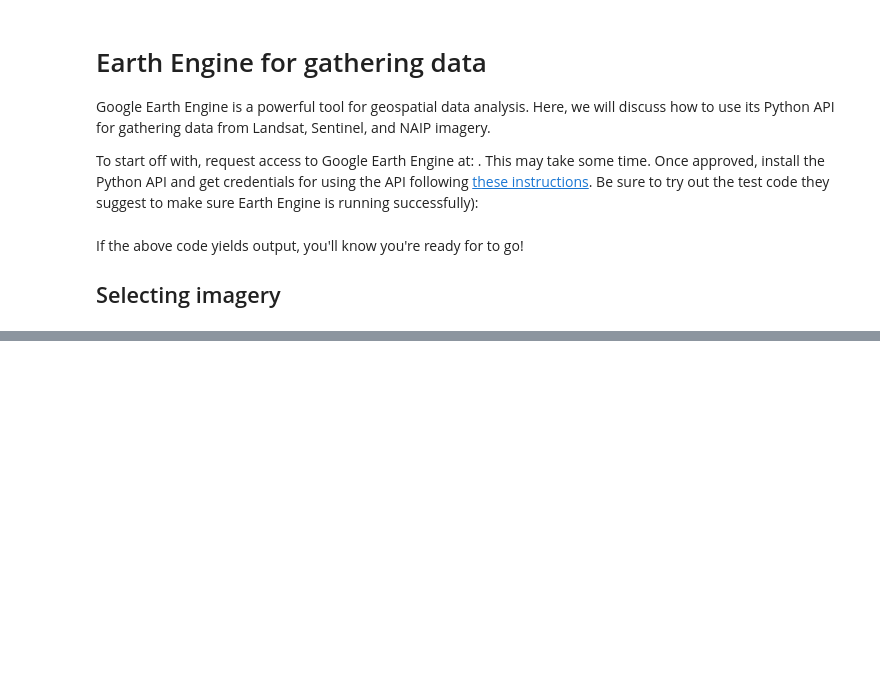
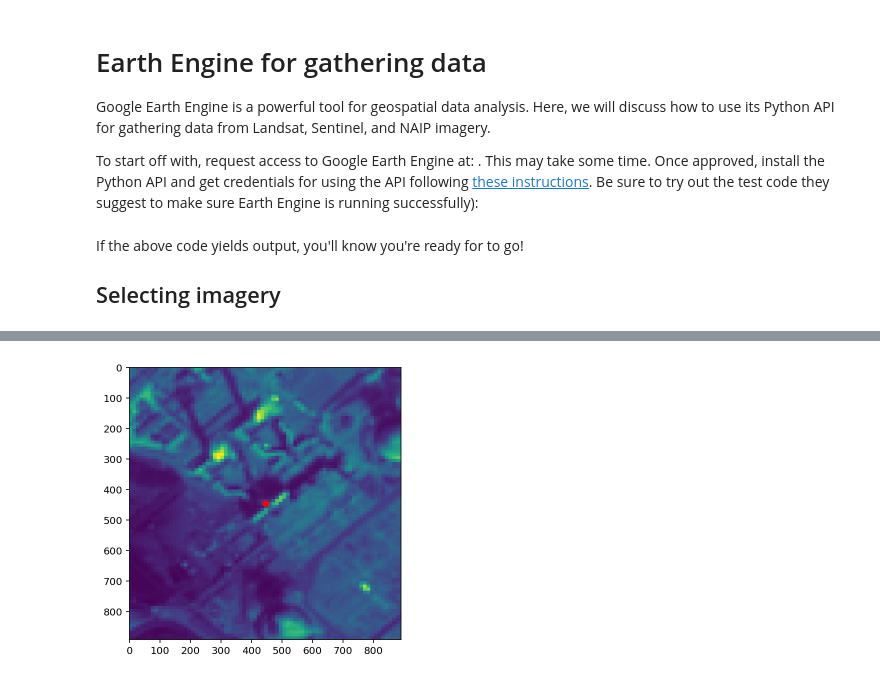
Before and after one commit to yangxiaohan57/geodome_copy, a Jupyter notebook: earth_engine_s2.ipynb, the cells around one changed output, grey strips where cells are left out. Saved outputs shown, nothing was run; the diff lists cells and outputs as text; code cells hidden in the pictures; blank space fills up the shorter version.

```diff
--- a/earth_engine_s2.ipynb
+++ b/earth_engine_s2.ipynb
@@ -73,8 +78,3 @@ def stack_bands_s2(name, outname):
 
 outname = "stacked_s2_sample.tif"
 stack_bands_s2('s2sample/download',outname)
-# %%
-with rasterio.open('s2sample/download.B3.tif') as ds:
-    arr = ds.read()  # read all raster values
-
-print(arr.shape)  # this is a 3D numpy array, with dimensions [band, row, col]
@@ -185,0 +102,4 @@ OSError: cannot write mode F as JPEG
+# %%
+# load image as numpy array
+with rasterio.open('stacked_s2_sample.tif') as ds:
+    img_arr = ds.read()  # read all raster values
@@ -185,0 +113,11 @@ OSError: cannot write mode F as JPEG
+# %%
+# take average of each band -- create grayscale image
+img_arr_bw = np.average(img_arr, weights=[0.1140, 0.5870, 0.2989], axis=0)
+# %%
+# true color of averaged image?
+plt.figure(figsize=(5, 5))
+plt.imshow(img_arr_bw, cmap=)
+plt.scatter(891/2,892/2, c='red', s=30)
+plt.show()
+# %% [output]
+[figure, added]
```
Also changed, not shown: parts of 59 cells of this notebook, 4 other files.
